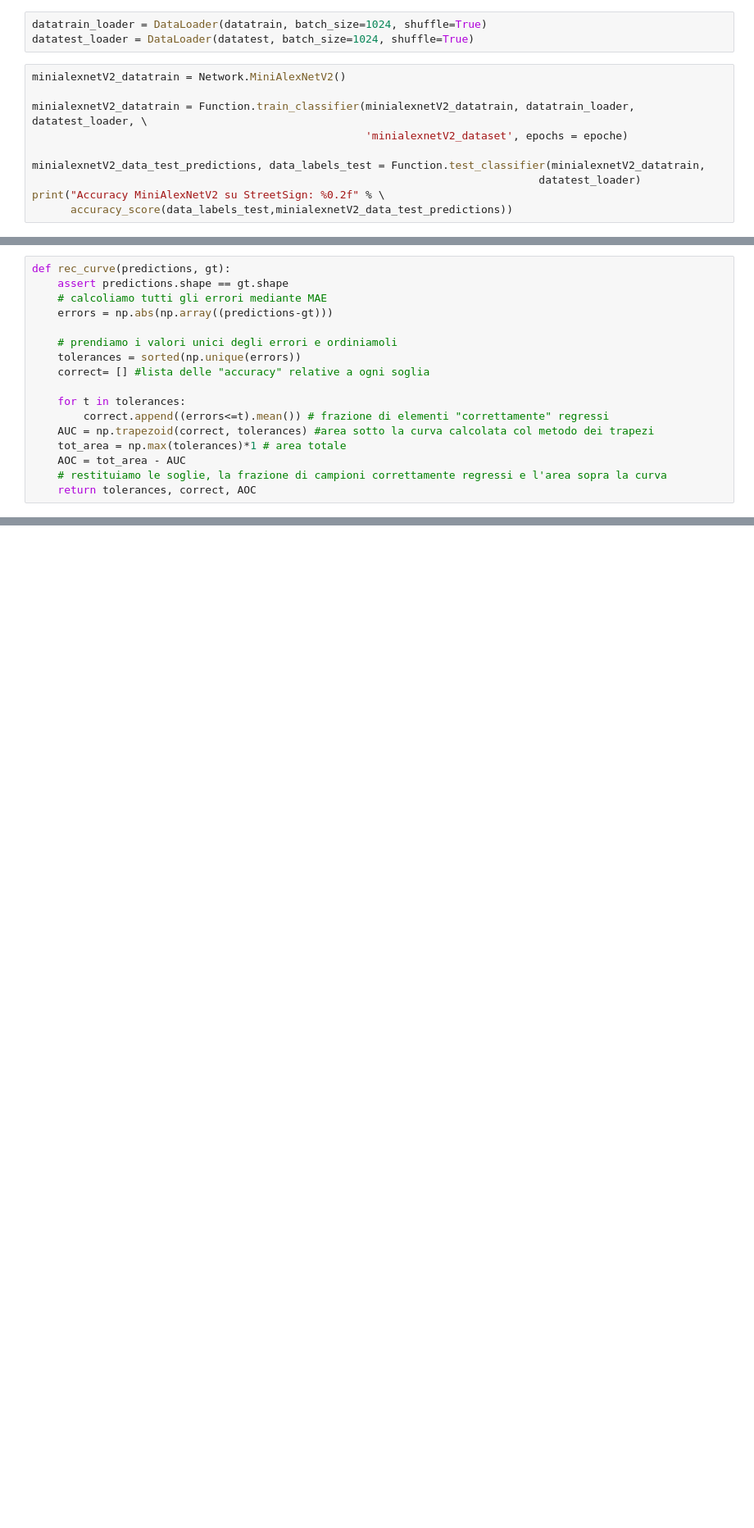
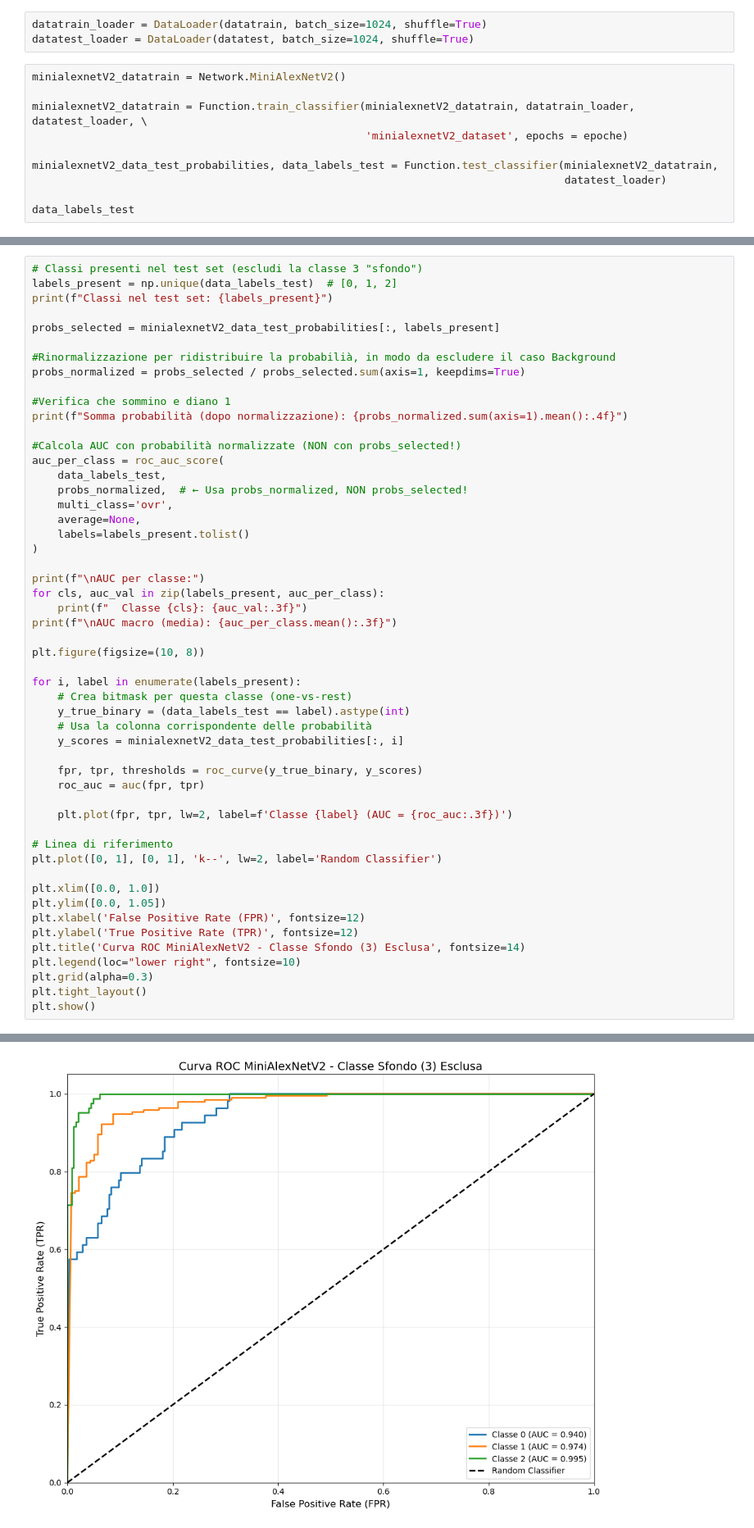
Before and after one commit to gorgons97/MachineLearning_Unict, a Jupyter notebook: train.ipynb, the cells around one changed output, grey strips where cells are left out. Shown at 82% size. Cells and saved outputs as stored; diff of their text form; blank space fills up the shorter version.

Commit message:
Codice ultimato con l'integrazione della loss function

```diff
--- a/train.ipynb
+++ b/train.ipynb
@@ -41,8 +41,8 @@ minialexnetV2_datatrain = Network.MiniAlexNetV2()
 minialexnetV2_datatrain = Function.train_classifier(minialexnetV2_datatrain, datatrain_loader, datatest_loader, \
                                                     'minialexnetV2_dataset', epochs = epoche)
 
-minialexnetV2_data_test_predictions, data_labels_test = Function.test_classifier(minialexnetV2_datatrain,
-                                                                               datatest_loader)
-print("Accuracy MiniAlexNetV2 su StreetSign: %0.2f" % \
-      accuracy_score(data_labels_test,minialexnetV2_data_test_predictions))
+minialexnetV2_data_test_probabilities, data_labels_test = Function.test_classifier(minialexnetV2_datatrain,
+                                                                                   datatest_loader)
+
+data_labels_test
 # %% [output]
@@ -68,17 +64,53 @@ array([2, 2, 0, 1, 0, 1, 0, 2, 1, 1, 1, 2, 0, 0, 1, 1, 1, 1, 2, 1, 1, 1,
 # %%
-def rec_curve(predictions, gt):
-    assert predictions.shape == gt.shape
-    # calcoliamo tutti gli errori mediante MAE
-    errors = np.abs(np.array((predictions-gt)))
+# Classi presenti nel test set (escludi la classe 3 "sfondo")
+labels_present = np.unique(data_labels_test)  # [0, 1, 2]
+print(f"Classi nel test set: {labels_present}")
 
-    # prendiamo i valori unici degli errori e ordiniamoli
-    tolerances = sorted(np.unique(errors))
-    correct= [] #lista delle "accuracy" relative a ogni soglia
+probs_selected = minialexnetV2_data_test_probabilities[:, labels_present]
 
-    for t in tolerances:
-        correct.append((errors<=t).mean()) # frazione di elementi "correttamente" regressi
-    AUC = np.trapezoid(correct, tolerances) #area sotto la curva calcolata col metodo dei trapezi
-    tot_area = np.max(tolerances)*1 # area totale
-    AOC = tot_area - AUC
-    # restituiamo le soglie, la frazione di campioni correttamente regressi e l'area sopra la curva
-    return tolerances, correct, AOC
+#Rinormalizzazione per ridistribuire la probabilià, in modo da escludere il caso Background
+probs_normalized = probs_selected / probs_selected.sum(axis=1, keepdims=True)
+
+#Verifica che sommino e diano 1
+print(f"Somma probabilità (dopo normalizzazione): {probs_normalized.sum(axis=1).mean():.4f}")
+
+#Calcola AUC con probabilità normalizzate (NON con probs_selected!)
+auc_per_class = roc_auc_score(
+    data_labels_test,
+    probs_normalized,  # ← Usa probs_normalized, NON probs_selected!
+    multi_class='ovr',
+    average=None,
+    labels=labels_present.tolist()
+)
+
+print(f"\nAUC per classe:")
+for cls, auc_val in zip(labels_present, auc_per_class):
+    print(f"  Classe {cls}: {auc_val:.3f}")
+print(f"\nAUC macro (media): {auc_per_class.mean():.3f}")
+
+plt.figure(figsize=(10, 8))
+
+for i, label in enumerate(labels_present):
+    # Crea bitmask per questa classe (one-vs-rest)
+    y_true_binary = (data_labels_test == label).astype(int)
+    # Usa la colonna corrispondente delle probabilità
+    y_scores = minialexnetV2_data_test_probabilities[:, i]
+
+    fpr, tpr, thresholds = roc_curve(y_true_binary, y_scores)
+    roc_auc = auc(fpr, tpr)
+
+    plt.plot(fpr, tpr, lw=2, label=f'Classe {label} (AUC = {roc_auc:.3f})')
+
+# Linea di riferimento
+plt.plot([0, 1], [0, 1], 'k--', lw=2, label='Random Classifier')
+
+plt.xlim([0.0, 1.0])
+plt.ylim([0.0, 1.05])
+plt.xlabel('False Positive Rate (FPR)', fontsize=12)
+plt.ylabel('True Positive Rate (TPR)', fontsize=12)
+plt.title('Curva ROC MiniAlexNetV2 - Classe Sfondo (3) Esclusa', fontsize=14)
+plt.legend(loc="lower right", fontsize=10)
+plt.grid(alpha=0.3)
+plt.tight_layout()
+plt.show()
+# %% [output]
@@ -84,0 +126 @@ def rec_curve(predictions, gt):
+[figure, added]
```
Also changed, not shown: parts of 19 cells of this notebook, 52 other files.
